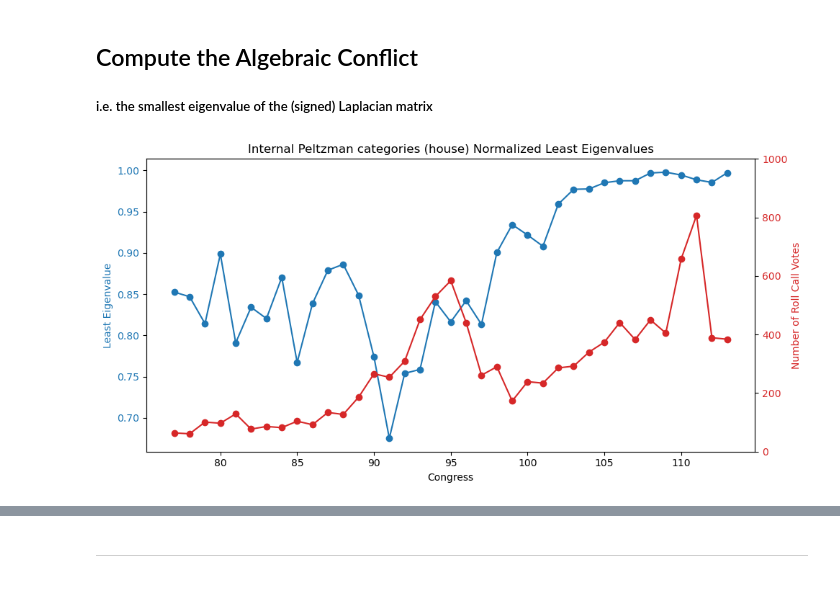
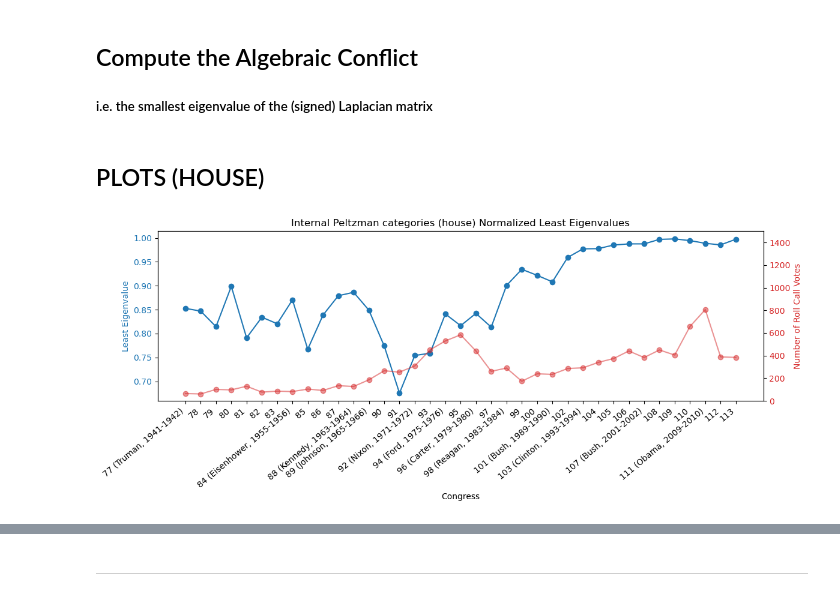
Before and after one commit to LeonardoAgasso/USA_Congress_SigNet, a Jupyter notebook: notebooks/internal_foreign_topics_frustrind.ipynb, the cells around one changed output, grey strips where cells are left out. Saved outputs shown, nothing was run; the diff lists cells and outputs as text; code cells hidden in the pictures.

Commit message:
internal/foreign house/senate frustration index plots

```diff
--- a/notebooks/internal_foreign_topics_frustrind.ipynb
+++ b/notebooks/internal_foreign_topics_frustrind.ipynb
@@ -124,3 +166,5 @@ def read_edgelist_eigen(folder, threshold_pos, threshold_neg):
     df = pd.concat([df_pos, df_neg])
 
     return compute_eigen(df)
+# %% [markdown]
+## PLOTS (HOUSE)
@@ -164,34 +210,54 @@ for csv in tqdm(glob.glob(edgelists_path + 'votes_'+chamber+'_peltzman_edges/' +
 #Plot the eigenvalues on the left y-axis
 congress_list = sorted(eigenvalues.keys())
 eigenvalue_list = [eigenvalues[x] for x in congress_list]
-
-fig, ax1 = plt.subplots(figsize=(10, 5))
-
-color = 'tab:blue'
-ax1.set_xlabel('Congress')
-ax1.set_ylabel('Least Eigenvalue', color=color)
-ax1.plot(congress_list, eigenvalue_list, 'o-', color=color)
-ax1.tick_params(axis='y', labelcolor=color)
-
-# Create a second y-axis
-ax2 = ax1.twinx()
-
-n_votes_list = [n_votes_dict[x] for x in congress_list]
-color = 'tab:red'
-ax2.set_ylabel('Number of Roll Call Votes', color=color)
-ax2.plot(congress_list, n_votes_list, 'o-', color=color)
-ax2.tick_params(axis='y', labelcolor=color)
-ax2.set_ylim([0, 1000])
-
-ouput = '../plots/norm_least_eigenvalues/'+chamber+'_peltzman/internal_nle.png'
-
-# set title
-plt.title('Internal Peltzman categories ('+chamber+') Normalized Least Eigenvalues')
-
-fig.tight_layout()
-plt.savefig(ouput)
-# %% [output]
-[figure, removed]
+# %%
+fig, ax1 = plt.subplots(figsize=(12, 5))
+
+color = 'tab:blue'
+ax1.set_xlabel('Congress')
+ax1.set_ylabel('Least Eigenvalue', color=color)
+ax1.plot(congress_list, eigenvalue_list, 'o-', color=color)
+ax1.tick_params(axis='y', labelcolor=color)
+
+# Set x-axis ticks and labels based on congress_years_dic
+ax1.set_xticks(congress_list)
+
+# Initialize previous president
+prev_president = None
+
+# Loop through congress_list and update x-axis labels
+x_labels = []
+for congress in congress_list:
+    current_president = congress_years_dic[congress][0]
+
+    if prev_president is None or current_president != prev_president:
+        x_labels.append(f"{congress} ({congress_years_dic[congress][0]}, {congress_years_dic[congress][1]})")
+    else:
+        x_labels.append(str(congress))
+
+    prev_president = current_president
+
+ax1.set_xticklabels(x_labels, rotation=40, ha="right")
+
+# Create a second y-axis
+ax2 = ax1.twinx()
+
+n_votes_list = [n_votes_dict[x] for x in congress_list]
+color = 'tab:red'
+ax2.set_ylabel('Number of Roll Call Votes', color=color)
+ax2.plot(congress_list, n_votes_list, 'o-', color=color, alpha=0.5)
+ax2.tick_params(axis='y', labelcolor=color)
+ax2.set_ylim([0, 1500])
+
+output = '../plots/norm_least_eigenvalues/'+chamber+'_peltzman/internal_nle.png'
+
+# set title
+plt.title('Internal Peltzman categories ('+chamber+') Normalized Least Eigenvalues')
+
+fig.tight_layout()
+plt.savefig(output)
+# %% [output]
+[figure, added]
 # %%
 eigenvalues = {}
 n_votes_dict = {}  # Dictionary to store the number of votes for each congress
```
Also changed, not shown: parts of 16 cells of this notebook, 5 other files.
